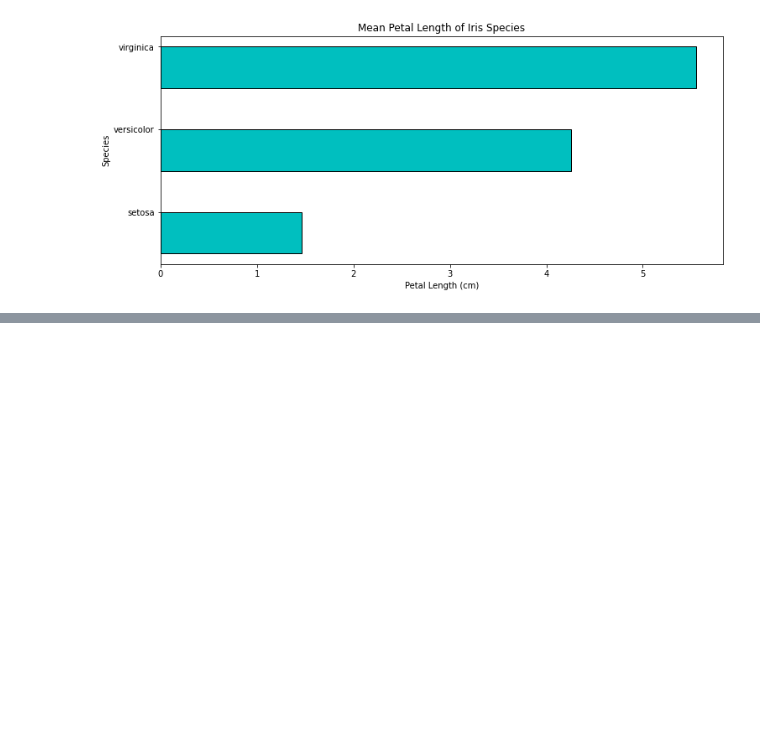
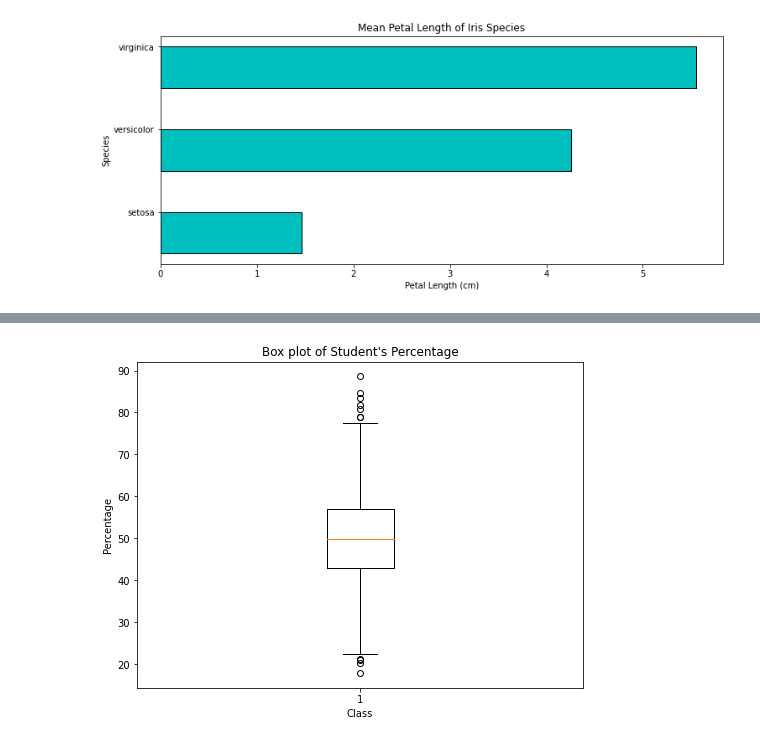
Before and after one commit to vvtrip/ml_manifestations, a Jupyter notebook: 7_tools/9_matplotlib.ipynb, the cells around one changed output, grey strips where cells are left out. Saved outputs shown, nothing was run; the diff lists cells and outputs as text; code cells hidden in the pictures; blank space fills up the shorter version.

Commit message:
adds boxplots and historgram basics

```diff
--- a/7_tools/9_matplotlib.ipynb
+++ b/7_tools/9_matplotlib.ipynb
@@ -579,0 +622,18 @@ test_hbarplot_of_iris_petal_length()
+# %%
+# Box Plots
+
+# Box plots are also used to visualize the spread of data.
+# Box plots are used to compare distributions.
+# Box plots can also be used to detect outliers.
+
+import numpy as np
+np.random.seed(100)
+x = 50 + 10*np.random.randn(1000)
+fig = plt.figure(figsize=(8,6))
+ax = fig.add_subplot(111)
+ax.set(title="Box plot of Student's Percentage",
+      xlabel='Class', ylabel='Percentage')
+ax.boxplot(x)
+plt.show()
+# %% [output]
+[figure, added]
```
Also changed, not shown: parts of 6 cells of this notebook.
